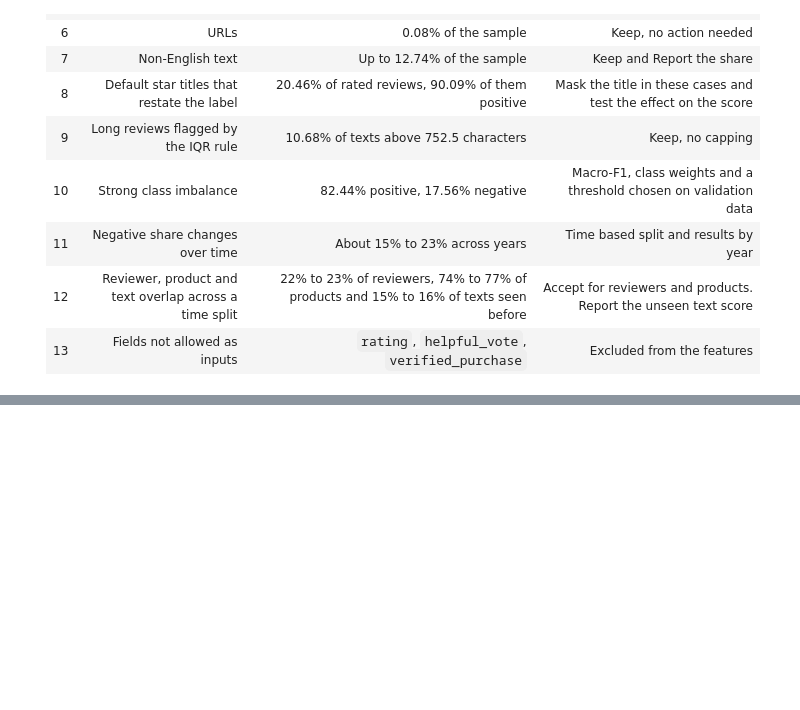
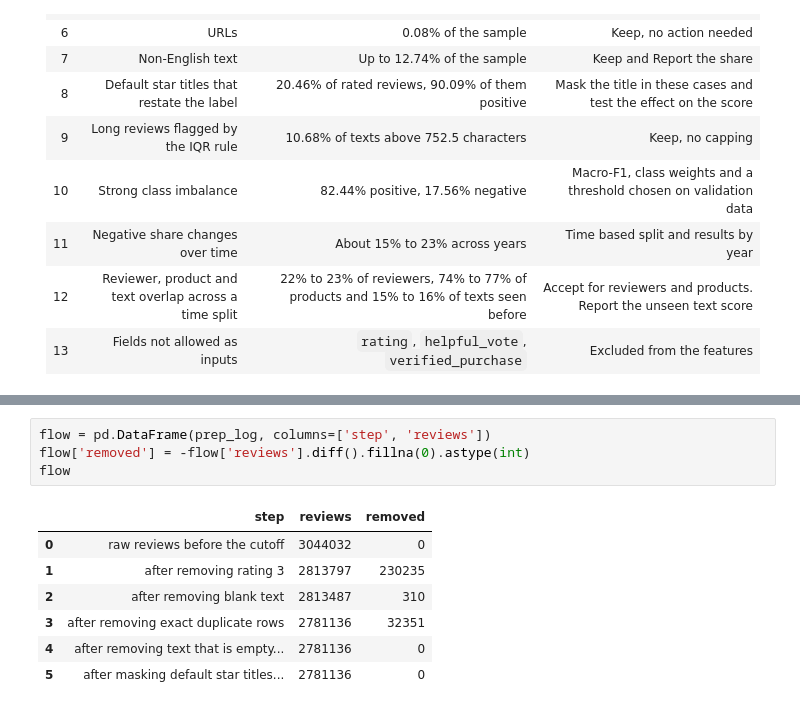
Before and after one commit to Virtuozs/MLOps2-pertemuan1-sentiment-classification, a Jupyter notebook: notebook.ipynb, the cells around one changed output, grey strips where cells are left out. Drawn from its saved outputs; the diff is of its cells as text; blank space fills up the shorter version.

```diff
--- a/notebook.ipynb
+++ b/notebook.ipynb
@@ -727,0 +903,12 @@ The plan below is confirmed or adjusted in Section 4.
+# %%
+flow = pd.DataFrame(prep_log, columns=['step', 'reviews'])
+flow['removed'] = -flow['reviews'].diff().fillna(0).astype(int)
+flow
+# %% [output]
+|  | step | reviews | removed |
+| 0 | raw reviews before the cutoff | 3044032 | 0 |
+| 1 | after removing rating 3 | 2813797 | 230235 |
+| 2 | after removing blank text | 2813487 | 310 |
+| 3 | after removing exact duplicate rows | 2781136 | 32351 |
+| 4 | after removing text that is empty... | 2781136 | 0 |
+| 5 | after masking default star titles... | 2781136 | 0 |
```
Also changed, not shown: parts of 25 cells of this notebook.
